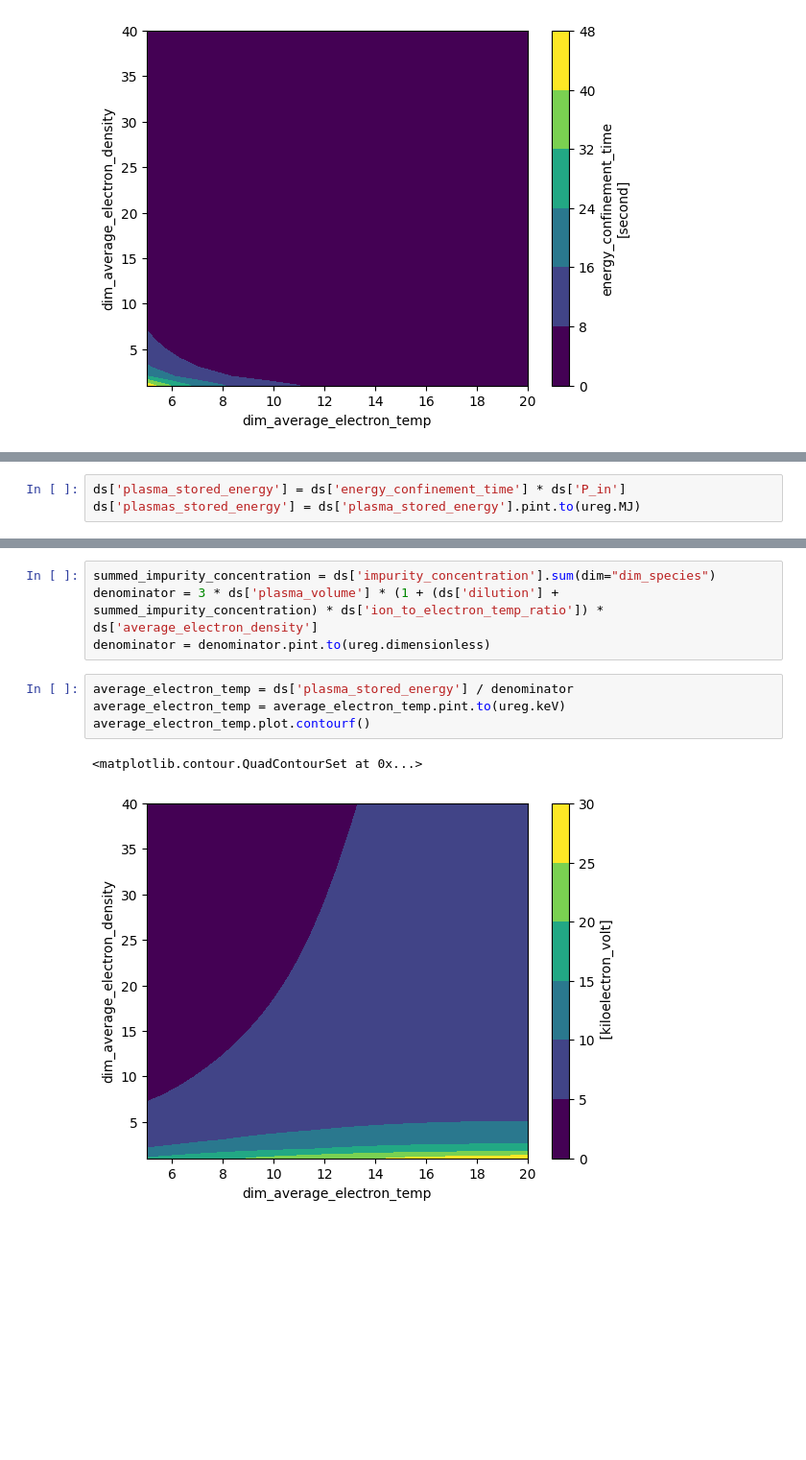
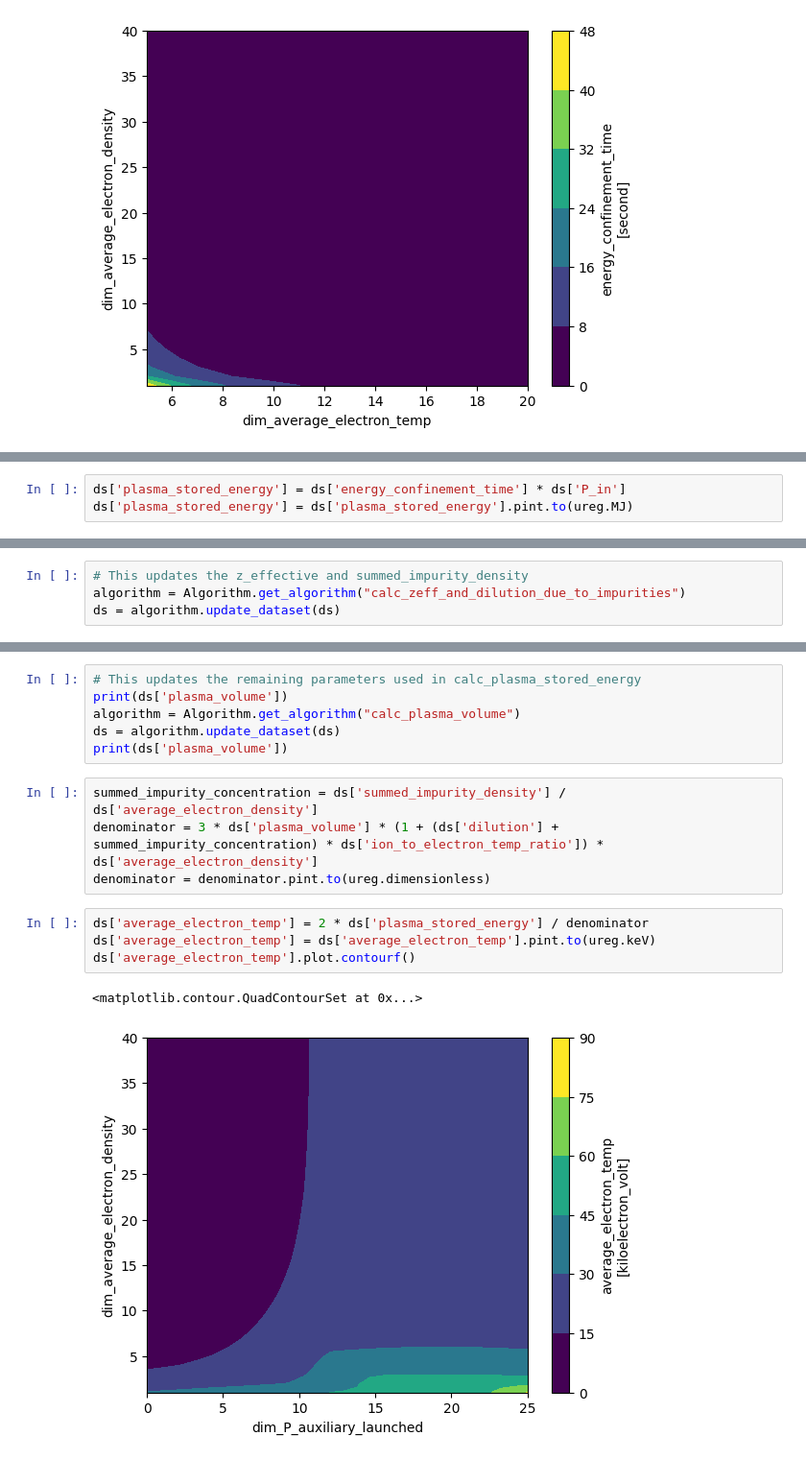
Before and after one commit to AudreySaltzman/cfspopcon, a Jupyter notebook: docs/doc_sources/Paux_ne_POPCON.ipynb, the cells around one changed output, grey strips where cells are left out. Shown at 96% size. Drawn from its saved outputs; the diff is of its cells as text; blank space fills up the shorter version.

```diff
--- a/docs/doc_sources/Paux_ne_POPCON.ipynb
+++ b/docs/doc_sources/Paux_ne_POPCON.ipynb
@@ -177,4 +232,4 @@ ds['energy_confinement_time'].plot.contourf()
 # %%
 ds['plasma_stored_energy'] = ds['energy_confinement_time'] * ds['P_in']
-ds['plasmas_stored_energy'] = ds['plasma_stored_energy'].pint.to(ureg.MJ)
+ds['plasma_stored_energy'] = ds['plasma_stored_energy'].pint.to(ureg.MJ)
 # %%
@@ -191,0 +278,4 @@ ds_copy['plasma_stored_energy'].plot.contourf()
+# %%
+# This updates the z_effective and summed_impurity_density
+algorithm = Algorithm.get_algorithm("calc_zeff_and_dilution_due_to_impurities")
+ds = algorithm.update_dataset(ds)
@@ -192,11 +289,17 @@ ds_copy['plasma_stored_energy'].plot.contourf()
+# %%
+# This updates the remaining parameters used in calc_plasma_stored_energy
+print(ds['plasma_volume'])
+algorithm = Algorithm.get_algorithm("calc_plasma_volume")
+ds = algorithm.update_dataset(ds)
+print(ds['plasma_volume'])
 # %%
-summed_impurity_concentration = ds['impurity_concentration'].sum(dim="dim_species")
+summed_impurity_concentration = ds['summed_impurity_density'] / ds['average_electron_density']
 denominator = 3 * ds['plasma_volume'] * (1 + (ds['dilution'] + summed_impurity_concentration) * ds['ion_to_electron_temp_ratio']) * ds['average_electron_density']
 denominator = denominator.pint.to(ureg.dimensionless)
 # %%
-average_electron_temp = ds['plasma_stored_energy'] / denominator
-average_electron_temp = average_electron_temp.pint.to(ureg.keV)
-average_electron_temp.plot.contourf()
+ds['average_electron_temp'] = 2 * ds['plasma_stored_energy'] / denominator
+ds['average_electron_temp'] = ds['average_electron_temp'].pint.to(ureg.keV)
+ds['average_electron_temp'].plot.contourf()
 # %% [output]
 <matplotlib.contour.QuadContourSet at 0x...>
-[figure, old version]
+[figure, new version]
```
Also changed, not shown: parts of 41 cells of this notebook.
